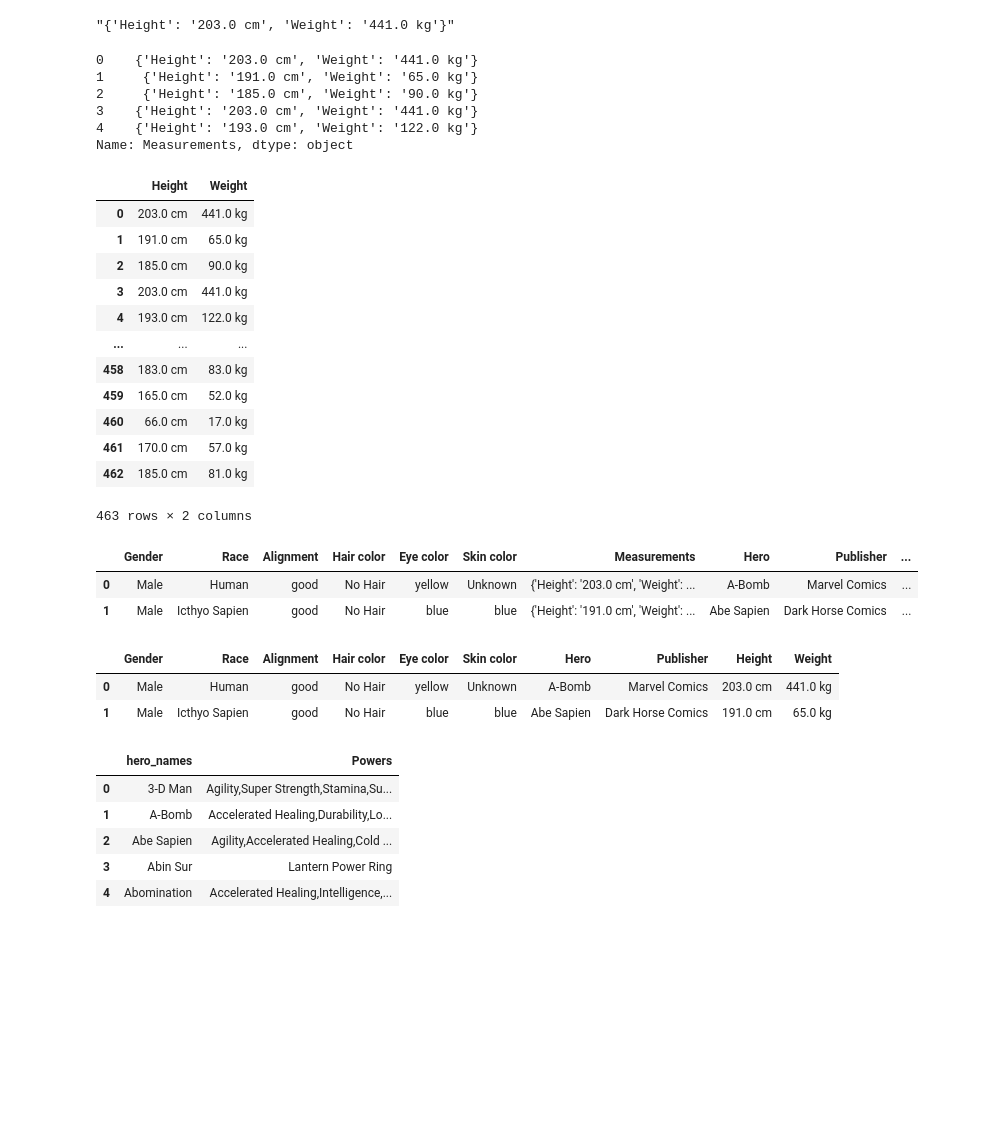
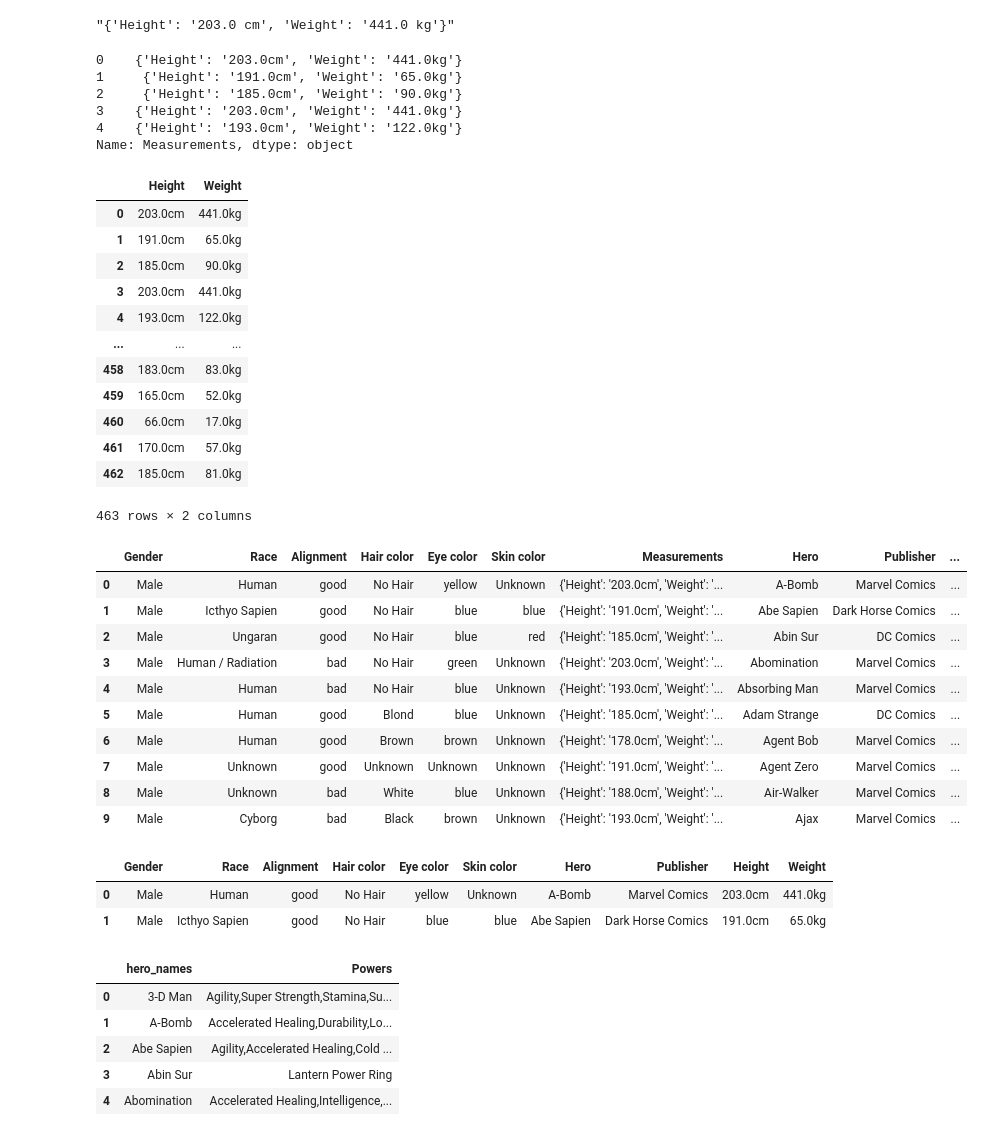
Before and after one commit to maryawamaitha/Advanced-Transformations-Practice, a Jupyter notebook: Advanced Transformation(Core).ipynb, the cells around one changed output. Saved outputs shown, nothing was run; the diff lists cells and outputs as text; code cells hidden in the pictures; blank space fills up the shorter version.

```diff
--- a/Advanced Transformation(Core).ipynb
+++ b/Advanced Transformation(Core).ipynb
@@ -49,46 +53,54 @@ heigh
 "{'Height': '203.0 cm', 'Weight': '441.0 kg'}"
 # %%
 ## use .str.replace to replace all single quotes
-df['Measurements'] = df['Measurements'].str.replace("'",'"')
+df['Measurements'] = df['Measurements'].str.replace("'",'"').str.replace(" ","")
 ## Apply the json.loads to the full column
 df['Measurements'] = df['Measurements'].apply(json.loads)
 df['Measurements'].head()
 # %% [output]
-0    {'Height': '203.0 cm', 'Weight': '441.0 kg'}
-1     {'Height': '191.0 cm', 'Weight': '65.0 kg'}
-2     {'Height': '185.0 cm', 'Weight': '90.0 kg'}
-3    {'Height': '203.0 cm', 'Weight': '441.0 kg'}
-4    {'Height': '193.0 cm', 'Weight': '122.0 kg'}
+0    {'Height': '203.0cm', 'Weight': '441.0kg'}
+1     {'Height': '191.0cm', 'Weight': '65.0kg'}
+2     {'Height': '185.0cm', 'Weight': '90.0kg'}
+3    {'Height': '203.0cm', 'Weight': '441.0kg'}
+4    {'Height': '193.0cm', 'Weight': '122.0kg'}
 Name: Measurements, dtype: object
 # %%
 heigh_weigh = df['Measurements'].apply(pd.Series)
 heigh_weigh
 # %% [output]
 |  | Height | Weight |
-| 0 | 203.0 cm | 441.0 kg |
-| 1 | 191.0 cm | 65.0 kg |
-| 2 | 185.0 cm | 90.0 kg |
-| 3 | 203.0 cm | 441.0 kg |
-| 4 | 193.0 cm | 122.0 kg |
+| 0 | 203.0cm | 441.0kg |
+| 1 | 191.0cm | 65.0kg |
+| 2 | 185.0cm | 90.0kg |
+| 3 | 203.0cm | 441.0kg |
+| 4 | 193.0cm | 122.0kg |
 | ... | ... | ... |
-| 458 | 183.0 cm | 83.0 kg |
-| 459 | 165.0 cm | 52.0 kg |
-| 460 | 66.0 cm | 17.0 kg |
-| 461 | 170.0 cm | 57.0 kg |
-| 462 | 185.0 cm | 81.0 kg |
+| 458 | 183.0cm | 83.0kg |
+| 459 | 165.0cm | 52.0kg |
+| 460 | 66.0cm | 17.0kg |
+| 461 | 170.0cm | 57.0kg |
+| 462 | 185.0cm | 81.0kg |
 463 rows × 2 columns
 # %%
 df = pd.concat((df, heigh_weigh), axis = 1)
-df.head(2)
+df.head(10)
 # %% [output]
 |  | Gender | Race | Alignment | Hair color | Eye color | Skin color | Measurements | Hero | Publisher | ... |
-| 0 | Male | Human | good | No Hair | yellow | Unknown | {'Height': '203.0 cm', 'Weight': ... | A-Bomb | Marvel Comics | ... |
-| 1 | Male | Icthyo Sapien | good | No Hair | blue | blue | {'Height': '191.0 cm', 'Weight': ... | Abe Sapien | Dark Horse Comics | ... |
+| 0 | Male | Human | good | No Hair | yellow | Unknown | {'Height': '203.0cm', 'Weight': '... | A-Bomb | Marvel Comics | ... |
+| 1 | Male | Icthyo Sapien | good | No Hair | blue | blue | {'Height': '191.0cm', 'Weight': '... | Abe Sapien | Dark Horse Comics | ... |
+| 2 | Male | Ungaran | good | No Hair | blue | red | {'Height': '185.0cm', 'Weight': '... | Abin Sur | DC Comics | ... |
+| 3 | Male | Human / Radiation | bad | No Hair | green | Unknown | {'Height': '203.0cm', 'Weight': '... | Abomination | Marvel Comics | ... |
+| 4 | Male | Human | bad | No Hair | blue | Unknown | {'Height': '193.0cm', 'Weight': '... | Absorbing Man | Marvel Comics | ... |
+| 5 | Male | Human | good | Blond | blue | Unknown | {'Height': '185.0cm', 'Weight': '... | Adam Strange | DC Comics | ... |
+| 6 | Male | Human | good | Brown | brown | Unknown | {'Height': '178.0cm', 'Weight': '... | Agent Bob | Marvel Comics | ... |
+| 7 | Male | Unknown | good | Unknown | Unknown | Unknown | {'Height': '191.0cm', 'Weight': '... | Agent Zero | Marvel Comics | ... |
+| 8 | Male | Unknown | bad | White | blue | Unknown | {'Height': '188.0cm', 'Weight': '... | Air-Walker | Marvel Comics | ... |
+| 9 | Male | Cyborg | bad | Black | brown | Unknown | {'Height': '193.0cm', 'Weight': '... | Ajax | Marvel Comics | ... |
 # %%
 df = df.drop(columns=['Measurements'])
 df.head(2)
 # %% [output]
 |  | Gender | Race | Alignment | Hair color | Eye color | Skin color | Hero | Publisher | Height | Weight |
-| 0 | Male | Human | good | No Hair | yellow | Unknown | A-Bomb | Marvel Comics | 203.0 cm | 441.0 kg |
-| 1 | Male | Icthyo Sapien | good | No Hair | blue | blue | Abe Sapien | Dark Horse Comics | 191.0 cm | 65.0 kg |
+| 0 | Male | Human | good | No Hair | yellow | Unknown | A-Bomb | Marvel Comics | 203.0cm | 441.0kg |
+| 1 | Male | Icthyo Sapien | good | No Hair | blue | blue | Abe Sapien | Dark Horse Comics | 191.0cm | 65.0kg |
 # %%
```
Also changed, not shown: parts of 14 cells of this notebook.
